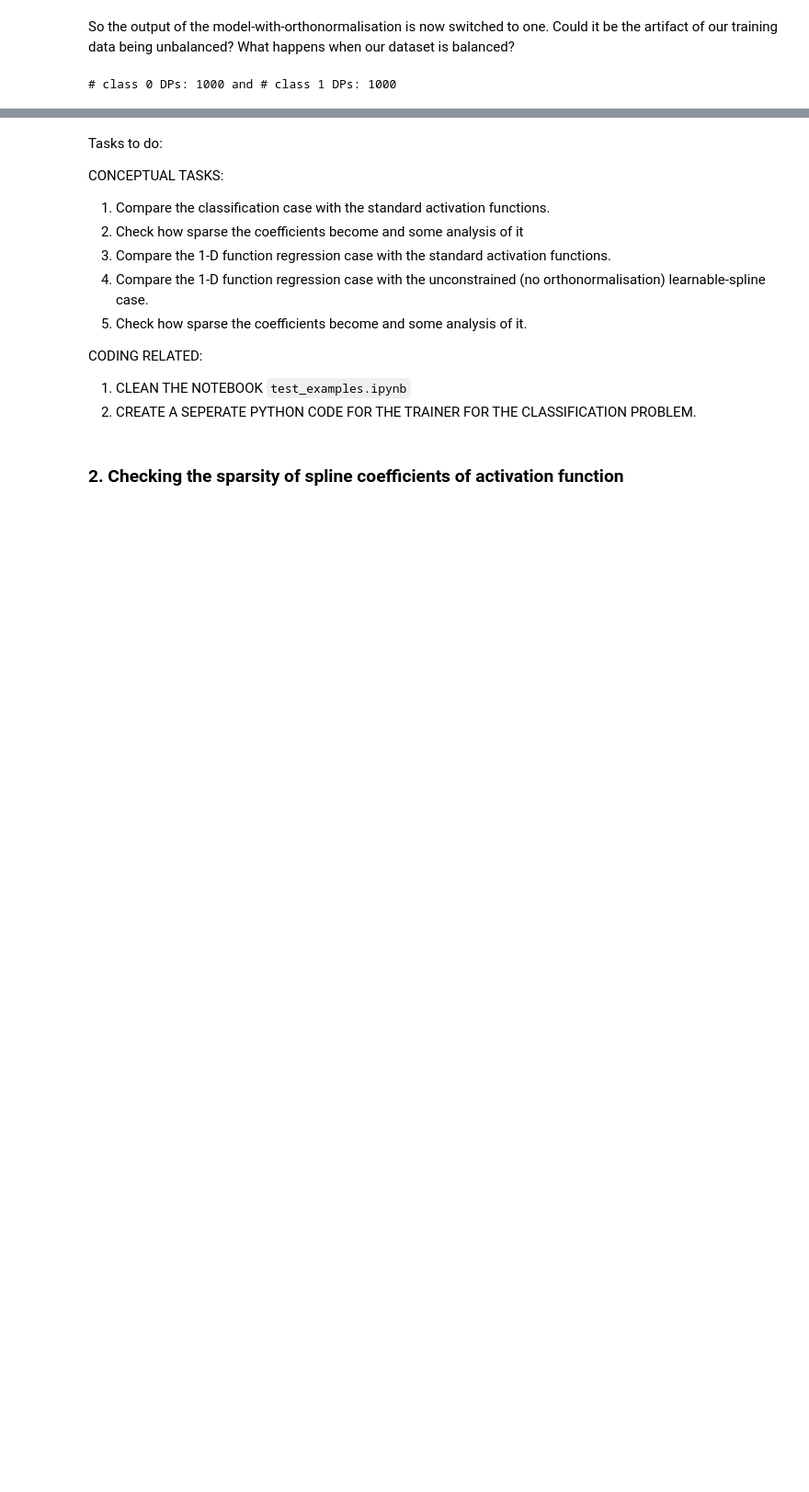
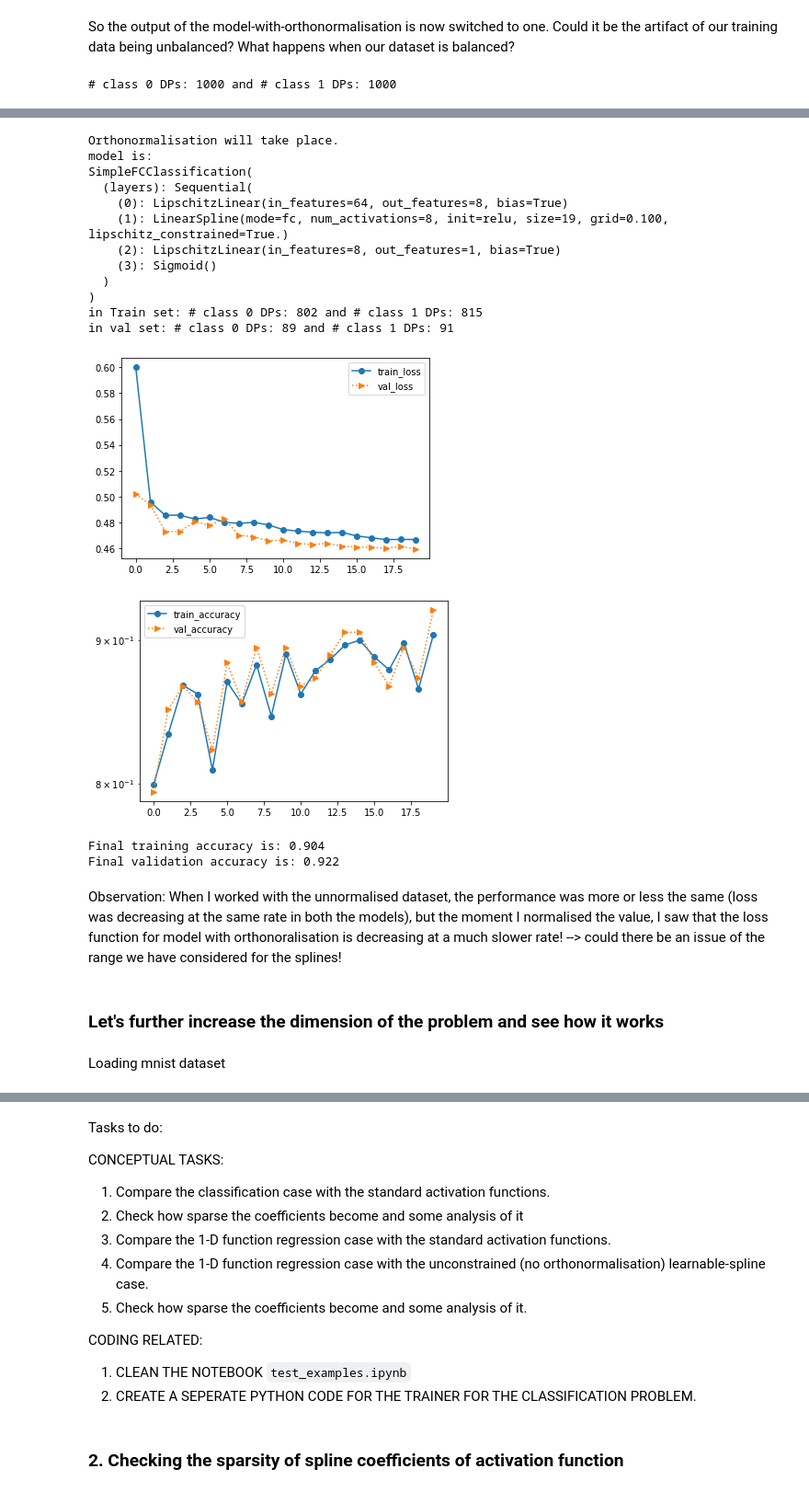
Before and after one commit to neelkanthrawat/Lipschitz_DSNN, a Jupyter notebook: trial_notebooks/test_examples.ipynb, the cells around one changed output, grey strips where cells are left out. Shown: that part at 92% size. Saved outputs shown, nothing was run; the diff lists cells and outputs as text; code cells hidden in the pictures; blank space fills up the shorter version.

```diff
--- a/trial_notebooks/test_examples.ipynb
+++ b/trial_notebooks/test_examples.ipynb
@@ -870,0 +996,8 @@ Let's compare its performance against the standard activation functions.
+# %%
+### creating a new configuration for training the model with bjork orthonormalisation
+import copy
+
+config_train_classification_bjork= copy.deepcopy(config_train_classification)
+config_train_classification_bjork['net_params']['projection']='orthonormalize'
+print("old dict:"); print(config_train_classification)
+print("new dict:"); print(config_train_classification_bjork)
@@ -870,0 +1009,57 @@ Let's compare its performance against the standard activation functions.
+# %%
+## data is : x_mat, y_mat: unbalanced dataset
+## criterion is: criterion
+criterion= nn.BCELoss()
+
+## model
+## defining the model
+ds_simple_fc_bjork_model_8= SimpleFCClassification(network_parameters=config_train_classification_bjork['net_params'],
+                             **additional_network_params)
+ds_simple_fc_bjork_model_8 =ds_simple_fc_bjork_model_8.to('cpu')
+print("model is:"); print(ds_simple_fc_bjork_model_8)
+
+### instantiate the Trainer
+trainer_classification_bjork = Trainer_classification(model=ds_simple_fc_bjork_model_8,
+                                                xdata=flat_images,
+                                                ydata= tgt,
+                                                criterion=criterion,
+                                                config= config_train_classification_bjork,
+                                                seed=12,
+                                                device='cpu',
+                                                print_after_epoch=1000 # I dont want to print coz I am plotting them in the end anyways
+                                                )
+
+### Let's train the model
+trainer_classification_bjork.train() ###
+
+### plotting loss curves
+plot_losses_trained_model(trainer_classification_bjork)
+
+### evaluating the trained model's performance on the test dataset
+# print("---------------Trained model's (with bjork orthonormalisation, trained on heavily unbalanced TS) performance on the test dataset---------------")
+# for i in range(0,5):
+#     print(f"test number: {i+1}")
+#     evaluate_model(ds_simple_fc_bjork_model, S_shape_label_fn, want_confusion_matrix=True)
+# %% [output]
+Orthonormalisation will take place.
+model is:
+SimpleFCClassification(
+  (layers): Sequential(
+    (0): LipschitzLinear(in_features=64, out_features=8, bias=True)
+    (1): LinearSpline(mode=fc, num_activations=8, init=relu, size=19, grid=0.100, lipschitz_constrained=True.)
+    (2): LipschitzLinear(in_features=8, out_features=1, bias=True)
+    (3): Sigmoid()
+  )
+)
+in Train set: # class 0 DPs: 802 and # class 1 DPs: 815
+in val set: # class 0 DPs: 89 and # class 1 DPs: 91
+[figure, added]
+[figure, added]
+Final training accuracy is: 0.904
+Final validation accuracy is: 0.922
+# %% [markdown]
+Observation: When I worked with the unnormalised dataset, the performance was more or less the same (loss was decreasing at the same rate in both the models), but the moment I normalised the value, I saw that the loss function for model with orthonoralisation is decreasing at a much slower rate! --> could there be an issue of the range we have considered for the splines!
+# %% [markdown]
+### Let's further increase the dimension of the problem and see how it works
+# %% [markdown]
+Loading mnist dataset
```
Also changed, not shown: parts of 37 cells of this notebook.
